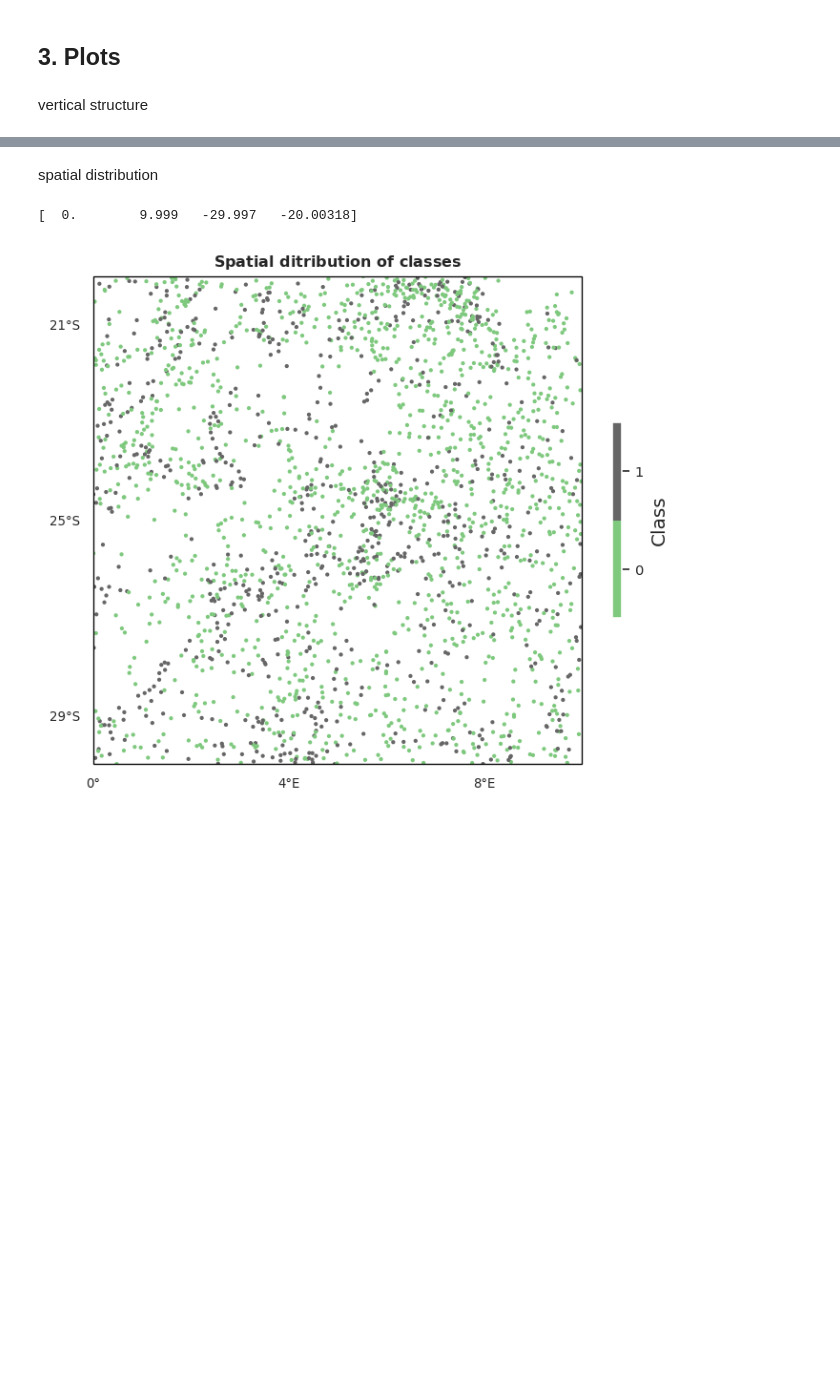
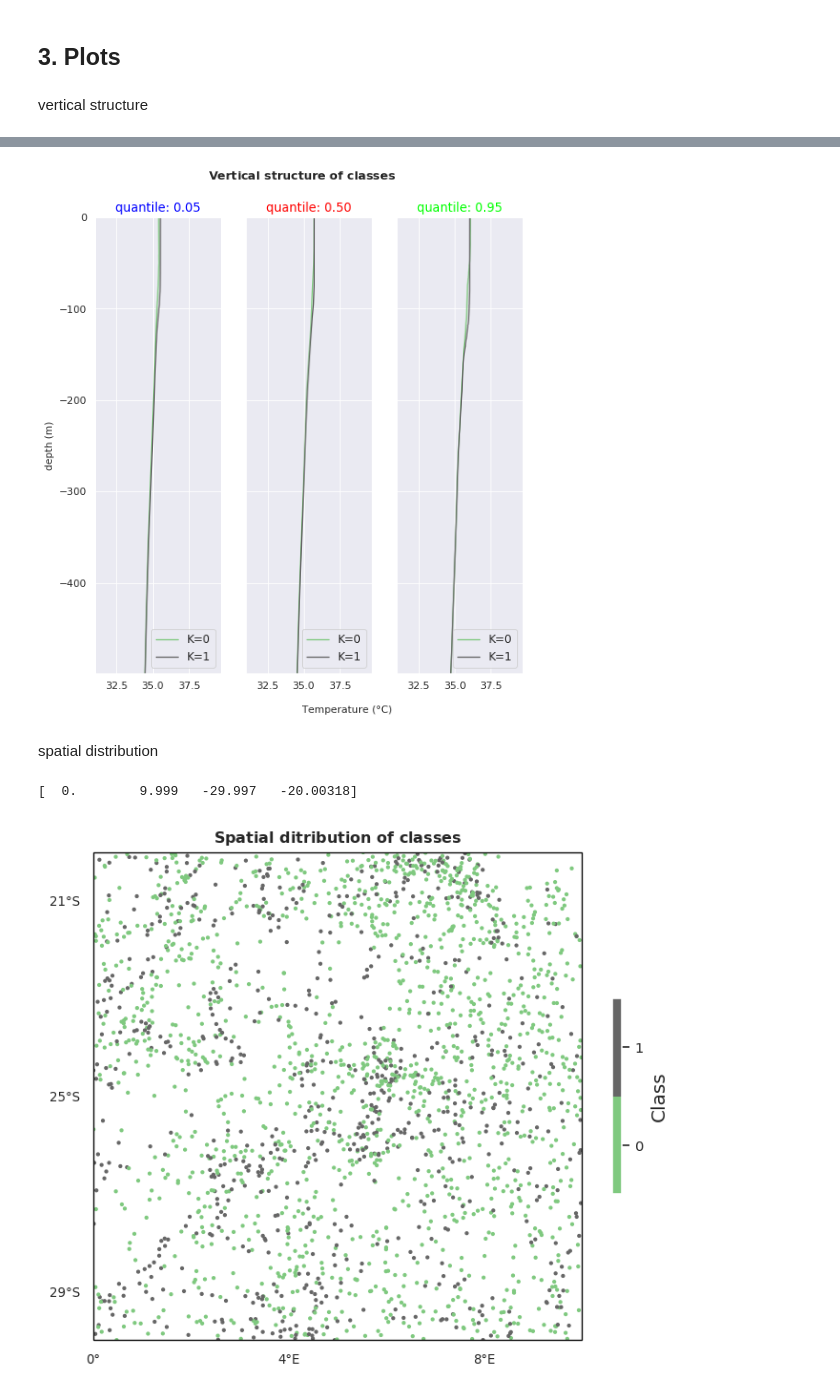
Before and after one commit to euroargodev/DMQC-PCM, a Jupyter notebook: PCM-design/Classif_ArgoReferenceDatabase.ipynb, the cells around one changed output, grey strips where cells are left out. Saved outputs shown, nothing was run; the diff lists cells and outputs as text; code cells hidden in the pictures; blank space fills up the shorter version.

Commit message:
[update] plot quantiles and map of classification

```diff
--- a/PCM-design/Classif_ArgoReferenceDatabase.ipynb
+++ b/PCM-design/Classif_ArgoReferenceDatabase.ipynb
@@ -322,6 +327,10 @@ Feature: 'sal'
          Reducer: True, <class 'sklearn.decomposition._pca.PCA'>
 Classifier: 'gmm', <class 'sklearn.mixture._gaussian_mixture.GaussianMixture'>
          log likelihood of the training set: -28.234377
+# %%
+m.predict_proba(ds_out, features=features_in_ds, dim=z_dim, inplace=True);
+# %%
+ds_out = ds_out.pyxpcm.quantile(m, q=[0.05, 0.5, 0.95], of=var_name_ds, outname=var_name_ds + '_Q', keep_attrs=True, inplace=True)
 # %%
 ds_out
 # %% [output]
@@ -357,4 +365,6 @@ P.vertical_structure(q_variable = var_name_ds + '_Q', sharey=True, xlabel='Tempe
 # %%
-P.vertical_structure_comp(q_variable = var_name_ds + '_Q', plot_q= 'all', xlabel='Temperature (°C)', ylim=[-1000,0])
+P.vertical_structure_comp(q_variable = var_name_ds + '_Q', plot_q= 'all', xlabel='Temperature (°C)')
+# %% [output]
+[figure, added]
 # %% [markdown]
 spatial distribution
```
Also changed, not shown: parts of 5 cells of this notebook.
